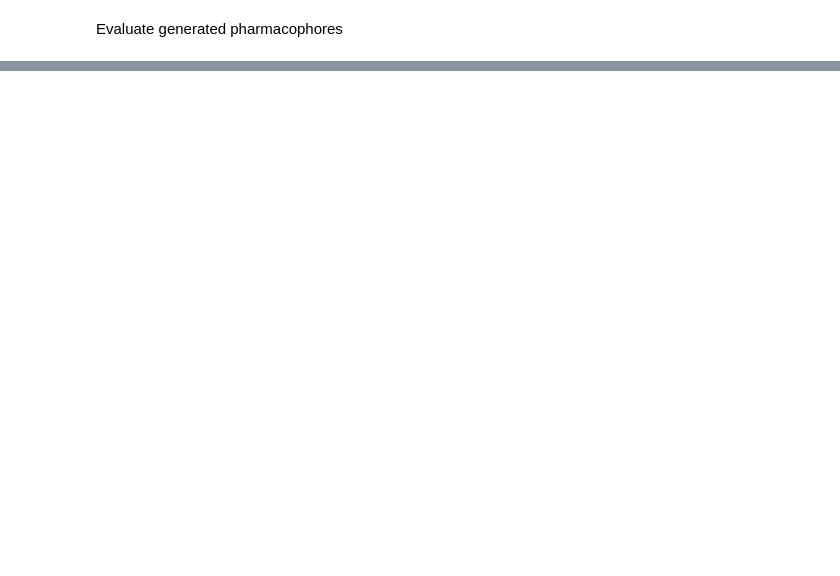
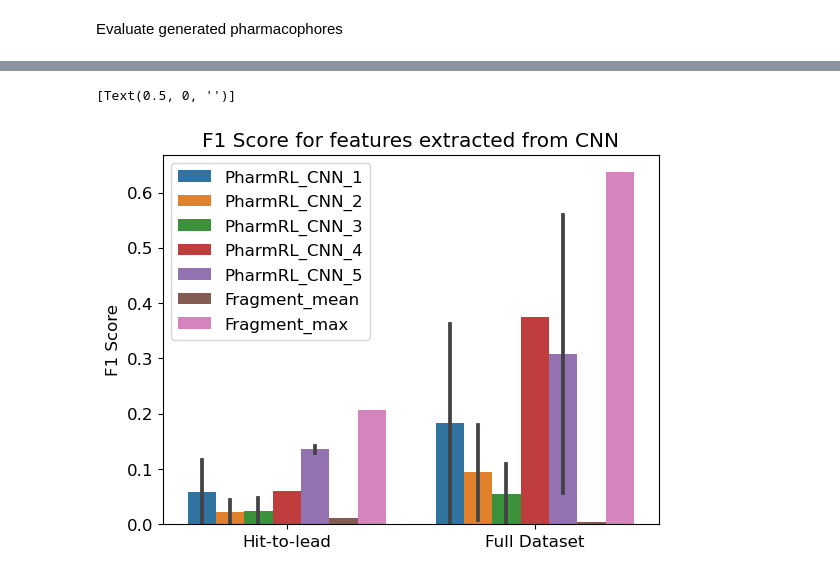
Before and after one commit to RishalAggarwal/Pharmrl, a Jupyter notebook: notebooks/covid_eval.ipynb, the cells around one changed output, grey strips where cells are left out. Saved outputs shown, nothing was run; the diff lists cells and outputs as text; code cells hidden in the pictures; blank space fills up the shorter version.

```diff
--- a/notebooks/covid_eval.ipynb
+++ b/notebooks/covid_eval.ipynb
@@ -93,6 +95,7 @@ def extract_json(json_file):
         data = json.load(f)
     data=data['points']
     df = pd.DataFrame(data)
+    df=df[df['enabled']==True]
     return df
 # %%
 df_big=None
@@ -407,0 +947,10 @@ for file in os.listdir(pdb_dir):
+# %%
+ax = sns.barplot(x="system", y="f1", hue="model", data=df_cnn)
+handles, labels = ax.get_legend_handles_labels()
+ax.legend(handles=handles, labels=labels)
+ax.set_ylabel('F1 Score')
+ax.set_title('F1 Score for features extracted from CNN')
+ax.set(xlabel=None)
+# %% [output]
+[Text(0.5, 0, '')]
+[figure, added]
```
Also changed, not shown: parts of 42 cells of this notebook, 2 other files.
